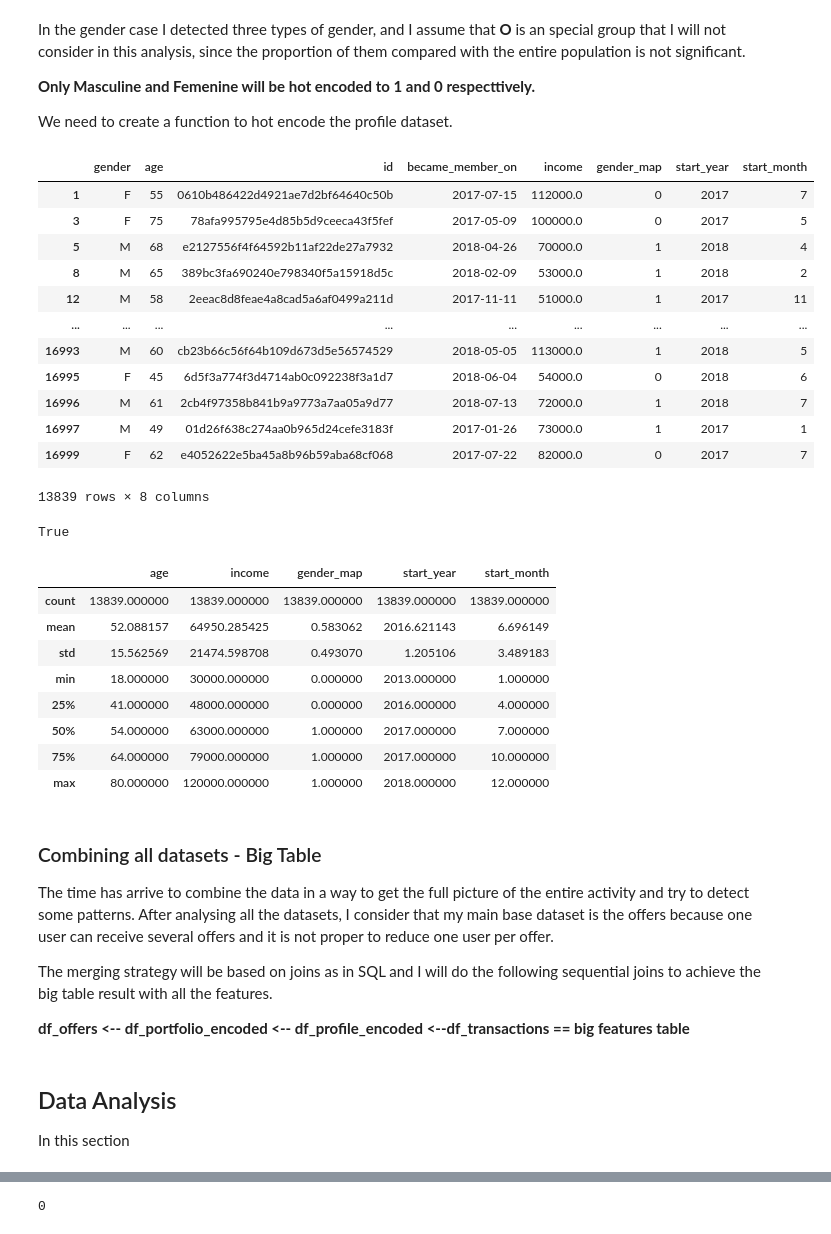
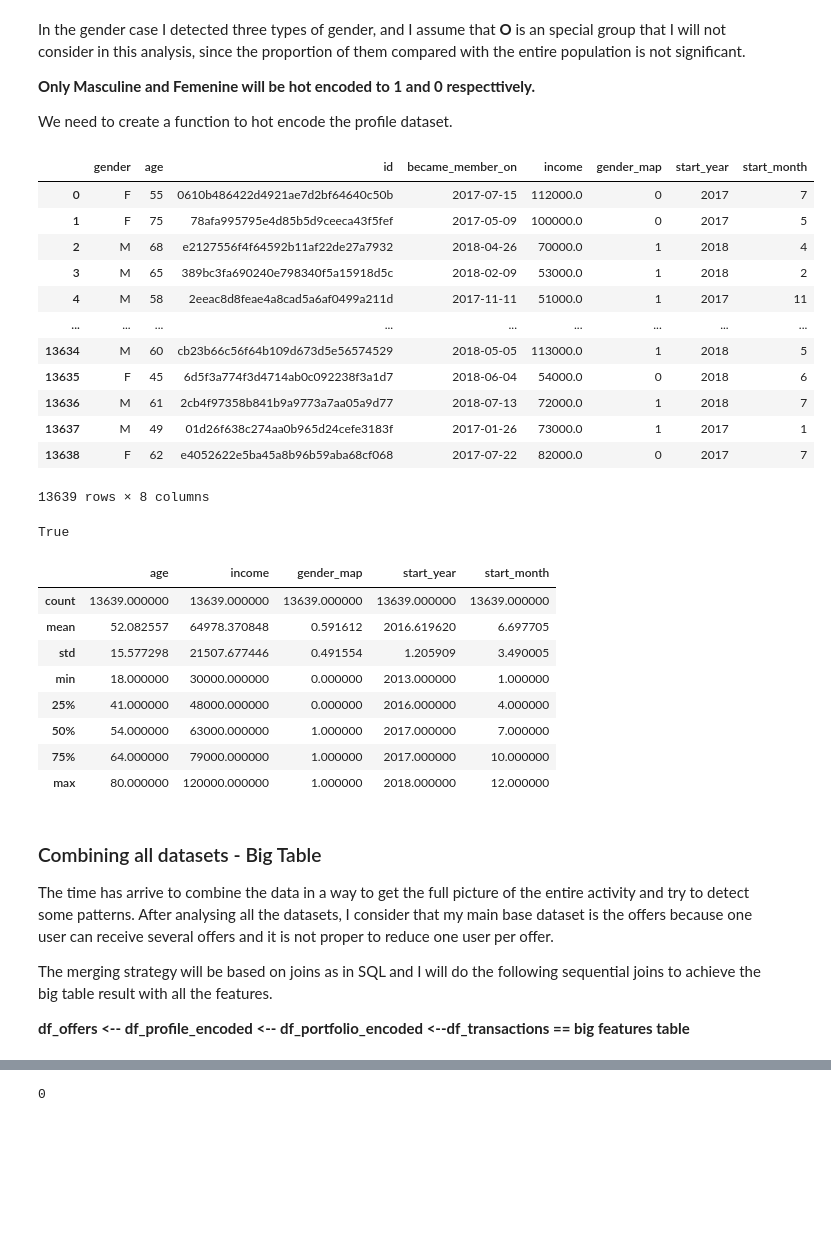
Before and after one commit to jose0628/Starbucks-Capstone-Challenge, a Jupyter notebook: Starbucks_Capstone_notebook.ipynb, the cells around one changed output, grey strips where cells are left out. Cells and saved outputs as stored; diff of their text form; code cells hidden in the pictures; blank space fills up the shorter version.

```diff
--- a/Starbucks_Capstone_notebook.ipynb
+++ b/Starbucks_Capstone_notebook.ipynb
@@ -364,34 +372,36 @@ We need to create a function to hot encode the profile dataset.
 # %%
 def transform_profile(df_profile):
 
     df_profile = df_profile[df_profile['age'] < 81]
     df_profile = df_profile.drop(df_profile[df_profile['age'].isnull()].index)
     df_profile = df_profile.drop(df_profile[df_profile['gender'].isnull()].index)
+
+    df_profile = df_profile.loc[df_profile['gender'].isin(['M','F'])].reset_index(drop=True)
     df_profile['gender_map'] = df_profile['gender'].apply(lambda x: 1 if x == 'M' else 0)
 
     df_profile['became_member_on'] = df_profile['became_member_on'].astype('str')
     df_profile['became_member_on'] = df_profile['became_member_on'].astype('datetime64[ns]')
     df_profile['start_year'] = df_profile['became_member_on'].dt.year
     df_profile["start_month"] = df_profile['became_member_on'].dt.month
 
     return df_profile
 
 df_profile_encoded = transform_profile(profile)
 df_profile_encoded
 # %% [output]
 |  | gender | age | id | became_member_on | income | gender_map | start_year | start_month |
-| 1 | F | 55 | 0610b486422d4921ae7d2bf64640c50b | 2017-07-15 | 112000.0 | 0 | 2017 | 7 |
-| 3 | F | 75 | 78afa995795e4d85b5d9ceeca43f5fef | 2017-05-09 | 100000.0 | 0 | 2017 | 5 |
-| 5 | M | 68 | e2127556f4f64592b11af22de27a7932 | 2018-04-26 | 70000.0 | 1 | 2018 | 4 |
-| 8 | M | 65 | 389bc3fa690240e798340f5a15918d5c | 2018-02-09 | 53000.0 | 1 | 2018 | 2 |
-| 12 | M | 58 | 2eeac8d8feae4a8cad5a6af0499a211d | 2017-11-11 | 51000.0 | 1 | 2017 | 11 |
+| 0 | F | 55 | 0610b486422d4921ae7d2bf64640c50b | 2017-07-15 | 112000.0 | 0 | 2017 | 7 |
+| 1 | F | 75 | 78afa995795e4d85b5d9ceeca43f5fef | 2017-05-09 | 100000.0 | 0 | 2017 | 5 |
+| 2 | M | 68 | e2127556f4f64592b11af22de27a7932 | 2018-04-26 | 70000.0 | 1 | 2018 | 4 |
+| 3 | M | 65 | 389bc3fa690240e798340f5a15918d5c | 2018-02-09 | 53000.0 | 1 | 2018 | 2 |
+| 4 | M | 58 | 2eeac8d8feae4a8cad5a6af0499a211d | 2017-11-11 | 51000.0 | 1 | 2017 | 11 |
 | ... | ... | ... | ... | ... | ... | ... | ... | ... |
-| 16993 | M | 60 | cb23b66c56f64b109d673d5e56574529 | 2018-05-05 | 113000.0 | 1 | 2018 | 5 |
-| 16995 | F | 45 | 6d5f3a774f3d4714ab0c092238f3a1d7 | 2018-06-04 | 54000.0 | 0 | 2018 | 6 |
-| 16996 | M | 61 | 2cb4f97358b841b9a9773a7aa05a9d77 | 2018-07-13 | 72000.0 | 1 | 2018 | 7 |
-| 16997 | M | 49 | 01d26f638c274aa0b965d24cefe3183f | 2017-01-26 | 73000.0 | 1 | 2017 | 1 |
-| 16999 | F | 62 | e4052622e5ba45a8b96b59aba68cf068 | 2017-07-22 | 82000.0 | 0 | 2017 | 7 |
+| 13634 | M | 60 | cb23b66c56f64b109d673d5e56574529 | 2018-05-05 | 113000.0 | 1 | 2018 | 5 |
+| 13635 | F | 45 | 6d5f3a774f3d4714ab0c092238f3a1d7 | 2018-06-04 | 54000.0 | 0 | 2018 | 6 |
+| 13636 | M | 61 | 2cb4f97358b841b9a9773a7aa05a9d77 | 2018-07-13 | 72000.0 | 1 | 2018 | 7 |
+| 13637 | M | 49 | 01d26f638c274aa0b965d24cefe3183f | 2017-01-26 | 73000.0 | 1 | 2017 | 1 |
+| 13638 | F | 62 | e4052622e5ba45a8b96b59aba68cf068 | 2017-07-22 | 82000.0 | 0 | 2017 | 7 |
-13839 rows × 8 columns
+13639 rows × 8 columns
 # %%
 # Verify again that the user values in profile are unique
 df_profile_encoded['id'].is_unique
@@ -402,9 +412,9 @@ True
 df_profile_encoded.describe()
 # %% [output]
 |  | age | income | gender_map | start_year | start_month |
-| count | 13839.000000 | 13839.000000 | 13839.000000 | 13839.000000 | 13839.000000 |
-| mean | 52.088157 | 64950.285425 | 0.583062 | 2016.621143 | 6.696149 |
-| std | 15.562569 | 21474.598708 | 0.493070 | 1.205106 | 3.489183 |
+| count | 13639.000000 | 13639.000000 | 13639.000000 | 13639.000000 | 13639.000000 |
+| mean | 52.082557 | 64978.370848 | 0.591612 | 2016.619620 | 6.697705 |
+| std | 15.577298 | 21507.677446 | 0.491554 | 1.205909 | 3.490005 |
 | min | 18.000000 | 30000.000000 | 0.000000 | 2013.000000 | 1.000000 |
 | 25% | 41.000000 | 48000.000000 | 0.000000 | 2016.000000 | 4.000000 |
 | 50% | 54.000000 | 63000.000000 | 1.000000 | 2017.000000 | 7.000000 |
@@ -419,4 +429,4 @@ The time has arrive to combine the data in a way to get the full picture of the
 The merging strategy will be based on joins as in SQL and I will do the following sequential joins to achieve the big table result with all the features.
 
 
-**df_offers <-- df_portfolio_encoded <-- df_profile_encoded <--df_transactions == big features table**
+**df_offers <-- df_profile_encoded <-- df_portfolio_encoded <--df_transactions == big features table**
@@ -428,4 +432,0 @@ def combining_datasets(df_profile, df_portfolio, df_transcript):
-# %% [markdown]
-## Data Analysis
-
-In this section
```
Also changed, not shown: parts of 58 cells of this notebook, 2 other files.
